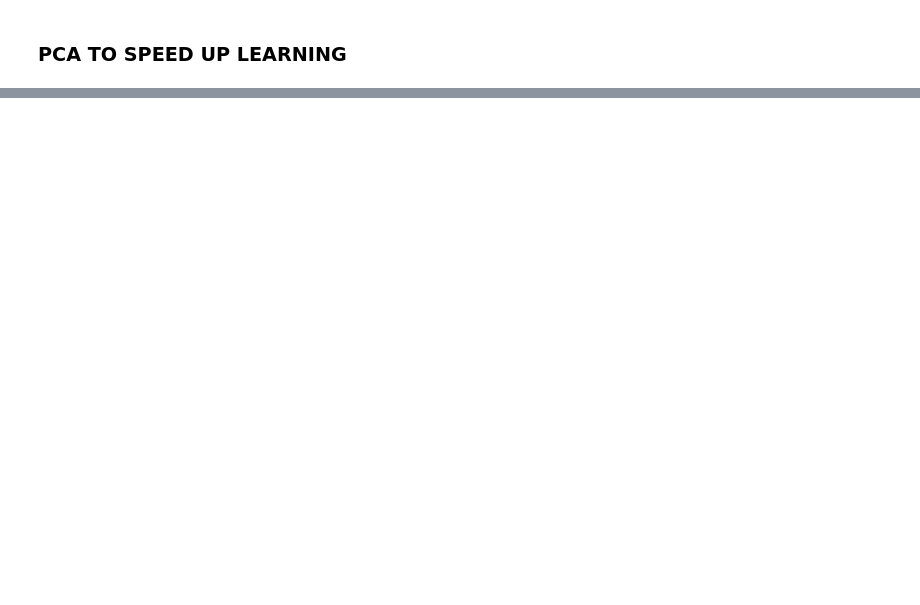
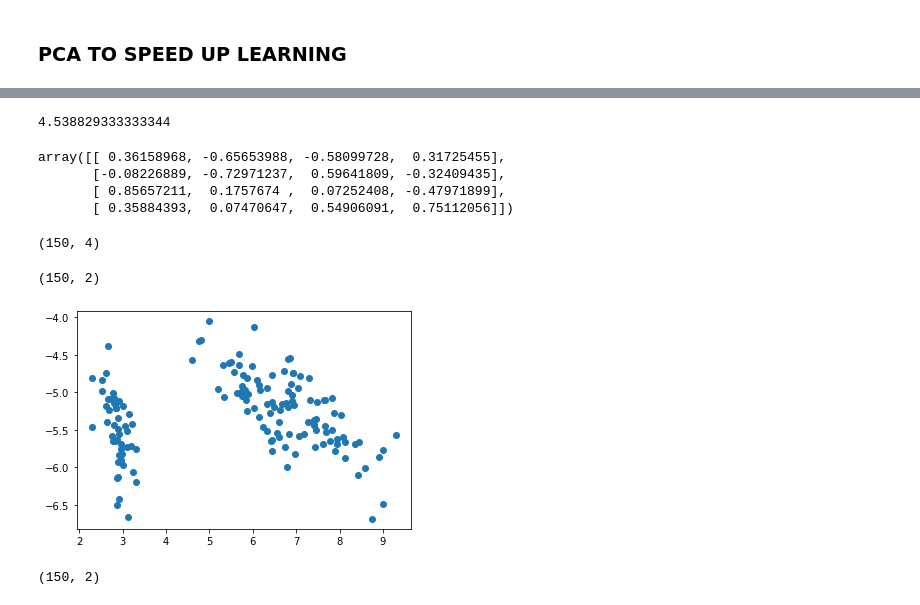
Before and after one commit to sm171190/stats_and_ML, a Jupyter notebook: PCA.ipynb, the cells around one changed output, grey strips where cells are left out. Drawn from its saved outputs; the diff is of its cells as text; code cells hidden in the pictures; blank space fills up the shorter version.

```diff
--- a/PCA.ipynb
+++ b/PCA.ipynb
@@ -236,0 +169,5 @@ logisticRegr.score(test_img, test_lbl)
+# %%
+import numpy as np
+T = X-X_mean
+S = np.dot(T.T,T)/N
+S.shape
@@ -236,0 +176,3 @@ logisticRegr.score(test_img, test_lbl)
+# %%
+eigVals = np.linalg.eig(S)[0]
+eigVectors = np.linalg.eig(S)[1]
@@ -236,0 +184,37 @@ logisticRegr.score(test_img, test_lbl)
+# %%
+eigVals.sum()
+# %% [output]
+4.538829333333344
+# %%
+PC1 = eigVectors[:,0].reshape((4,1))
+PC2 = eigVectors[:,1].reshape((4,1))
+PC3 = eigVectors[:,2].reshape((4,1))
+PC4 = eigVectors[:,3].reshape((4,1))
+# %%
+eigVectors
+# %% [output]
+array([[ 0.36158968, -0.65653988, -0.58099728,  0.31725455],
+       [-0.08226889, -0.72971237,  0.59641809, -0.32409435],
+       [ 0.85657211,  0.1757674 ,  0.07252408, -0.47971899],
+       [ 0.35884393,  0.07470647,  0.54906091,  0.75112056]])
+# %%
+X.shape
+# %% [output]
+(150, 4)
+# %%
+PC = np.c_[PC1,PC2]
+X_transformed = np.dot(X,PC)
+X_transformed.shape
+# %% [output]
+(150, 2)
+# %%
+plt.scatter(X_transformed[:,0],X_transformed[:,1])
+plt.show()
+# %% [output]
+[figure, added]
+# %%
+PC_v2 = np.c_[PC3,PC4]
+X_transformed_v2 = np.dot(X,PC_v2)
+X_transformed_v2.shape
+# %% [output]
+(150, 2)
```
Also changed, not shown: parts of 26 cells of this notebook.
